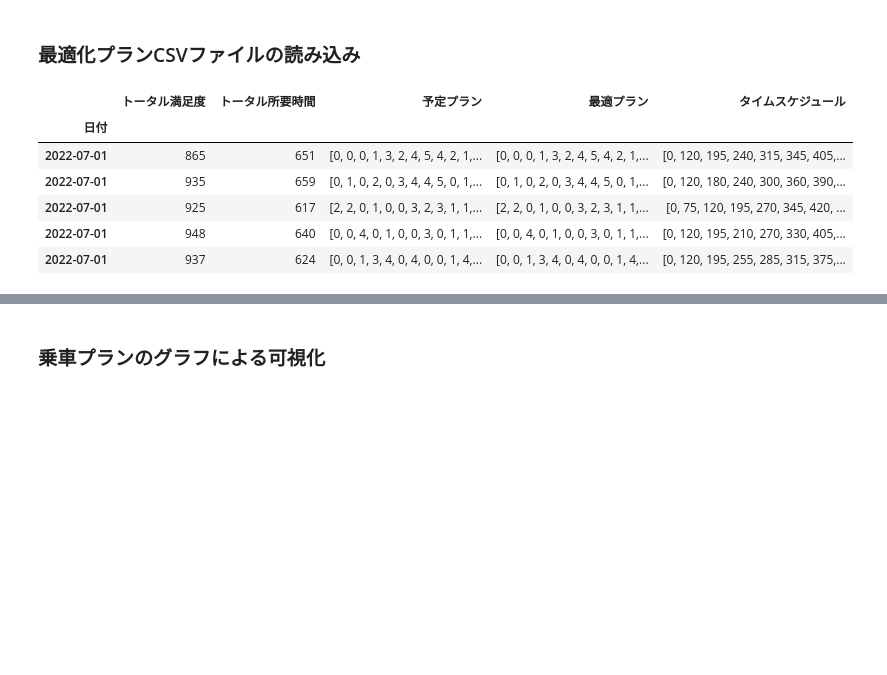
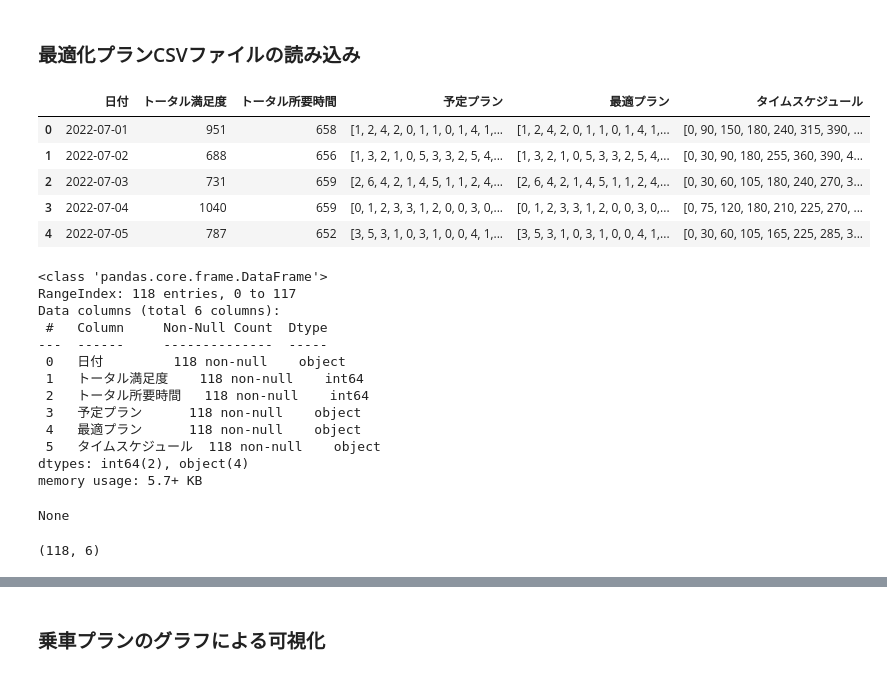
Before and after one commit to kazubokujo-INIAD/myg_r, a Jupyter notebook: matplotlib.ipynb, the cells around one changed output, grey strips where cells are left out. Drawn from its saved outputs; the diff is of its cells as text; code cells hidden in the pictures; blank space fills up the shorter version.

```diff
--- a/matplotlib.ipynb
+++ b/matplotlib.ipynb
@@ -79,26 +90,66 @@ def ride_printer(date, total_popularity, total_time, ride_lst, new_ride_lst, rid
 # %% [markdown]
 ### 最適化プランCSVファイルの読み込み
 # %%
+import pandas as pd
+
 # CSVファイルを読み込む
-df = pd.read_csv("best_results_5days_r5_t1000.csv")
-# 日付をインデックスに設定
-df.set_index("日付", inplace=True)
+df = pd.read_csv("best_result_csv/best_results_alldays_r1_t1000.csv")
 display(df.head())
-attractions = {
-    0: 'ソアリン',
-    1: 'トイストーリーマニア',
-    2: 'タワーオブテラー',
-    3: 'センターオブジアース',
-    4: 'インディージョーンズ',
-    5: 'レイジングスピリッツ',
-    6: 'マジックランプシアター',
-    7: 'タートルトーク'
-}
+display(df.info())
+display(df.shape)
+
+# 最大トータル満足度のデータ
+max_popularity = df[df["トータル満足度"] == df["トータル満足度"].max()]
+
+# 最小トータル所要時間のデータ
+min_totaltime = df[df["トータル所要時間"] == df["トータル所要時間"].min()]
+
+display(max_popularity)
+display(min_totaltime)
+
+# 各要素を取得1
+data1 = max_popularity.apply(lambda row: row.values.tolist(), axis=1).tolist()[0]
+data1 = [data1[0]] + [ast.literal_eval(item) if isinstance(item, str) else item for item in data2[1:]]
+date1 = data1[0]
+total_popularity1 = data1[1]
+total_time1 = data1[2]
+ride_lst1 = data1[3]
+new_ride_lst1 = data1[4]
+ride_time1 = data1[5]
+
+# 各要素を取得2
+data2 = min_totaltime.apply(lambda row: row.values.tolist(), axis=1).tolist()[0]
+data2 = [data2[0]] + [ast.literal_eval(item) if isinstance(item, str) else item for item in data2[1:]]
+date2 = data2[0]
+total_popularity2 = data2[1]
+total_time2 = data2[2]
+ride_lst2 = data2[3]
+new_ride_lst2 = data2[4]
+ride_time2 = data2[5]
+
+# ride_printerで表示
+ride_printer(date1, total_popularity1, total_time1, ride_lst1, new_ride_lst1, ride_time1)
+ride_printer(date2, total_popularity2, total_time2, ride_lst2, new_ride_lst2, ride_time2)
+print()
 # %% [output]
-|  | トータル満足度 | トータル所要時間 | 予定プラン | 最適プラン | タイムスケジュール |
-| 日付 |  |  |  |  |  |
-| 2022-07-01 | 865 | 651 | [0, 0, 0, 1, 3, 2, 4, 5, 4, 2, 1,... | [0, 0, 0, 1, 3, 2, 4, 5, 4, 2, 1,... | [0, 120, 195, 240, 315, 345, 405,... |
-| 2022-07-01 | 935 | 659 | [0, 1, 0, 2, 0, 3, 4, 4, 5, 0, 1,... | [0, 1, 0, 2, 0, 3, 4, 4, 5, 0, 1,... | [0, 120, 180, 240, 300, 360, 390,... |
-| 2022-07-01 | 925 | 617 | [2, 2, 0, 1, 0, 0, 3, 2, 3, 1, 1,... | [2, 2, 0, 1, 0, 0, 3, 2, 3, 1, 1,... | [0, 75, 120, 195, 270, 345, 420, ... |
-| 2022-07-01 | 948 | 640 | [0, 0, 4, 0, 1, 0, 0, 3, 0, 1, 1,... | [0, 0, 4, 0, 1, 0, 0, 3, 0, 1, 1,... | [0, 120, 195, 210, 270, 330, 405,... |
-| 2022-07-01 | 937 | 624 | [0, 0, 1, 3, 4, 0, 4, 0, 0, 1, 4,... | [0, 0, 1, 3, 4, 0, 4, 0, 0, 1, 4,... | [0, 120, 195, 255, 285, 315, 375,... |
+|  | 日付 | トータル満足度 | トータル所要時間 | 予定プラン | 最適プラン | タイムスケジュール |
+| 0 | 2022-07-01 | 951 | 658 | [1, 2, 4, 2, 0, 1, 1, 0, 1, 4, 1,... | [1, 2, 4, 2, 0, 1, 1, 0, 1, 4, 1,... | [0, 90, 150, 180, 240, 315, 390, ... |
+| 1 | 2022-07-02 | 688 | 656 | [1, 3, 2, 1, 0, 5, 3, 3, 2, 5, 4,... | [1, 3, 2, 1, 0, 5, 3, 3, 2, 5, 4,... | [0, 30, 90, 180, 255, 360, 390, 4... |
+| 2 | 2022-07-03 | 731 | 659 | [2, 6, 4, 2, 1, 4, 5, 1, 1, 2, 4,... | [2, 6, 4, 2, 1, 4, 5, 1, 1, 2, 4,... | [0, 30, 60, 105, 180, 240, 270, 3... |
+| 3 | 2022-07-04 | 1040 | 659 | [0, 1, 2, 3, 3, 1, 2, 0, 0, 3, 0,... | [0, 1, 2, 3, 3, 1, 2, 0, 0, 3, 0,... | [0, 75, 120, 180, 210, 225, 270, ... |
+| 4 | 2022-07-05 | 787 | 652 | [3, 5, 3, 1, 0, 3, 1, 0, 0, 4, 1,... | [3, 5, 3, 1, 0, 3, 1, 0, 0, 4, 1,... | [0, 30, 60, 105, 165, 225, 285, 3... |
+<class 'pandas.core.frame.DataFrame'>
+RangeIndex: 118 entries, 0 to 117
+Data columns (total 6 columns):
+ #   Column     Non-Null Count  Dtype
+---  ------     --------------  -----
+ 0   日付         118 non-null    object
+ 1   トータル満足度    118 non-null    int64
+ 2   トータル所要時間   118 non-null    int64
+ 3   予定プラン      118 non-null    object
+ 4   最適プラン      118 non-null    object
+ 5   タイムスケジュール  118 non-null    object
+dtypes: int64(2), object(4)
+memory usage: 5.7+ KB
+None
+(118, 6)
```
Also changed, not shown: parts of 5 cells of this notebook, 4 other files.
